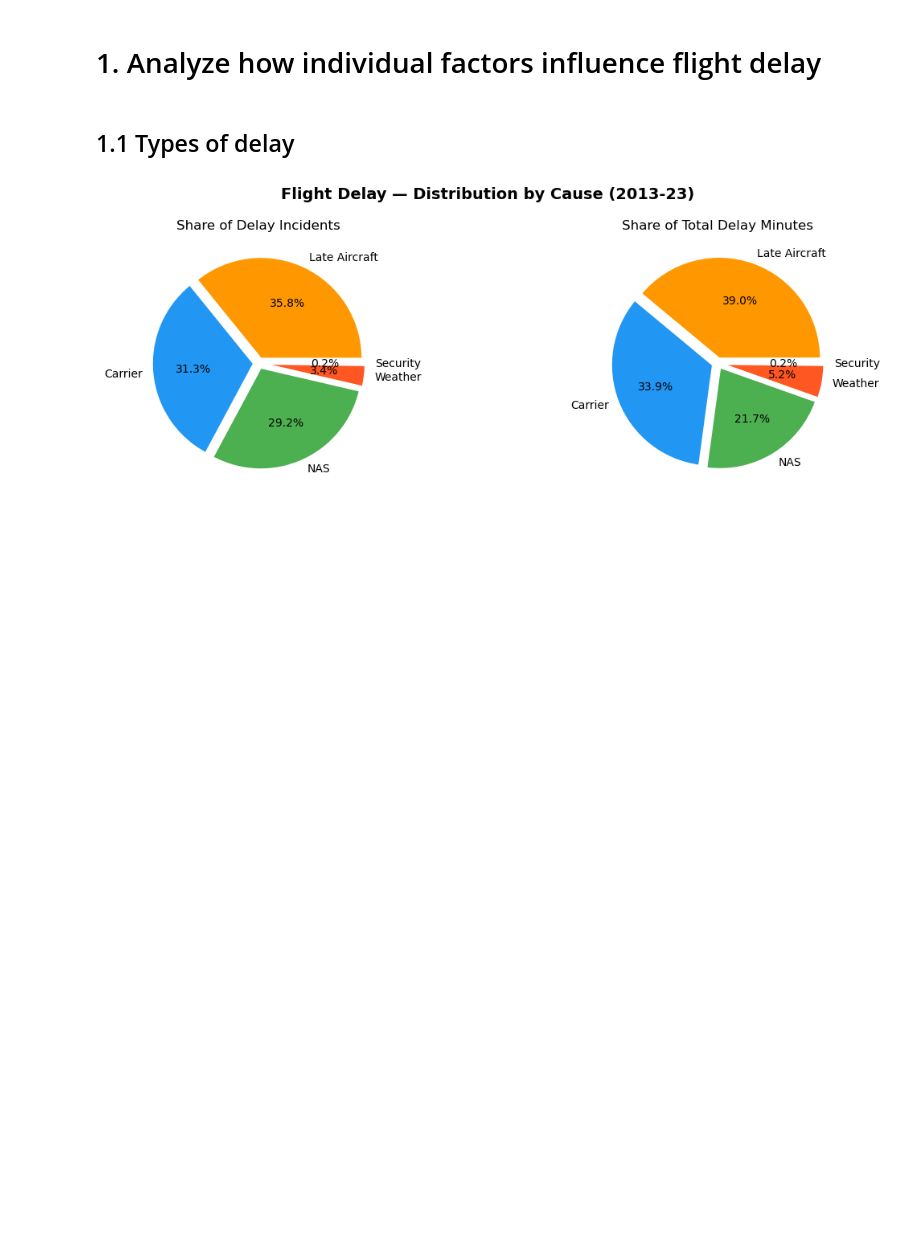
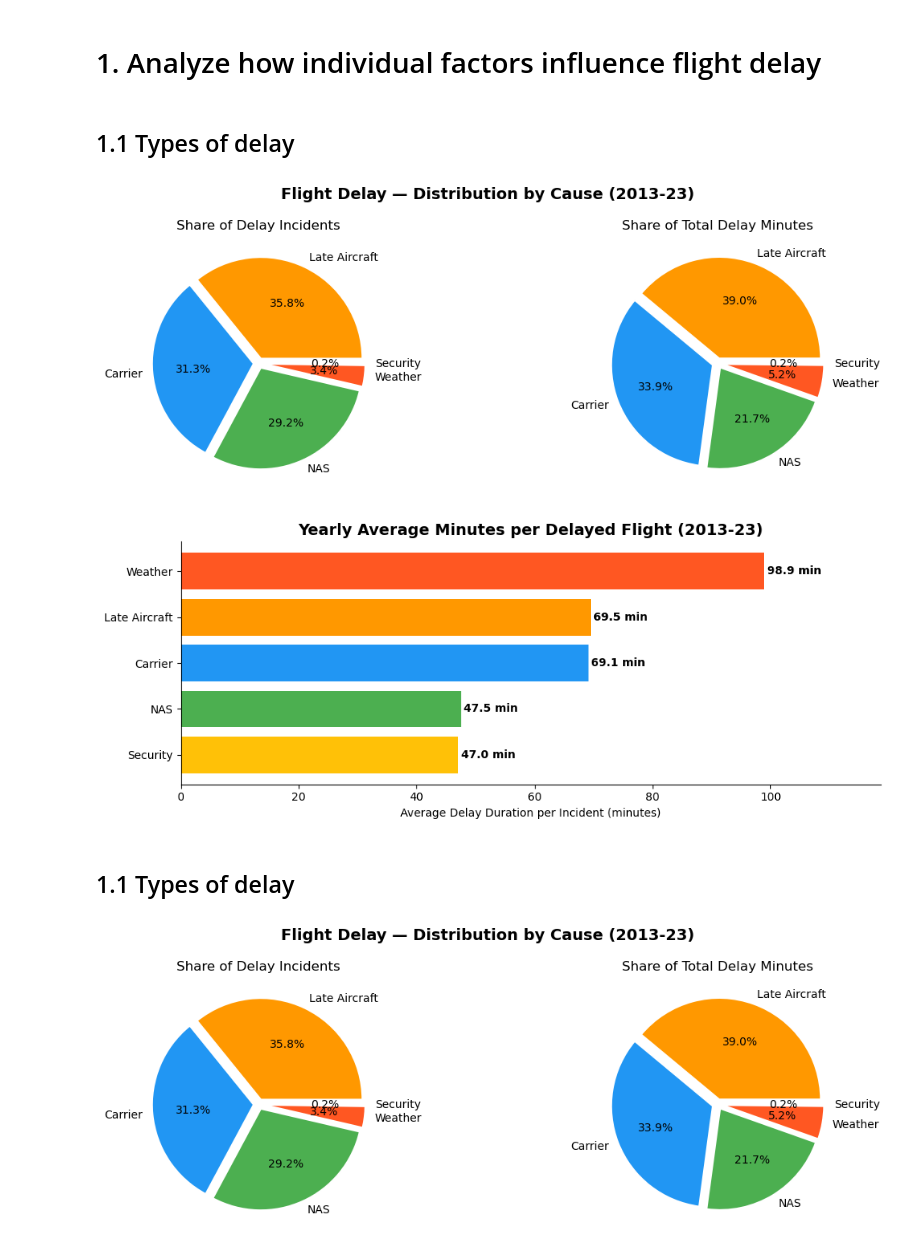
Before and after one commit to KuanchengWang/ECE143-WI26-G7, a Jupyter notebook: main_analysis.ipynb, the cells around one changed output. Drawn from its saved outputs; the diff is of its cells as text; code cells hidden in the pictures; blank space fills up the shorter version.

```diff
--- a/main_analysis.ipynb
+++ b/main_analysis.ipynb
@@ -1,5 +1,15 @@
 # %% [markdown]
 # 1. Analyze how individual factors influence flight delay
+# %% [markdown]
+## 1.1 Types of delay
+# %%
+from src.cause_analysis import DelayCauseAnalysis
+DelayCauseAnalyzer = DelayCauseAnalysis()
+DelayCauseAnalyzer.plot_incidents_and_minutes()
+DelayCauseAnalyzer.plot_avg_delay_per_delayed_flight()
+# %% [output]
+[figure, added]
+[figure, added]
 # %% [markdown]
 ## 1.1 Types of delay
 # %%
```
Also changed, not shown: parts of 1 cell of this notebook, 3 other files.
